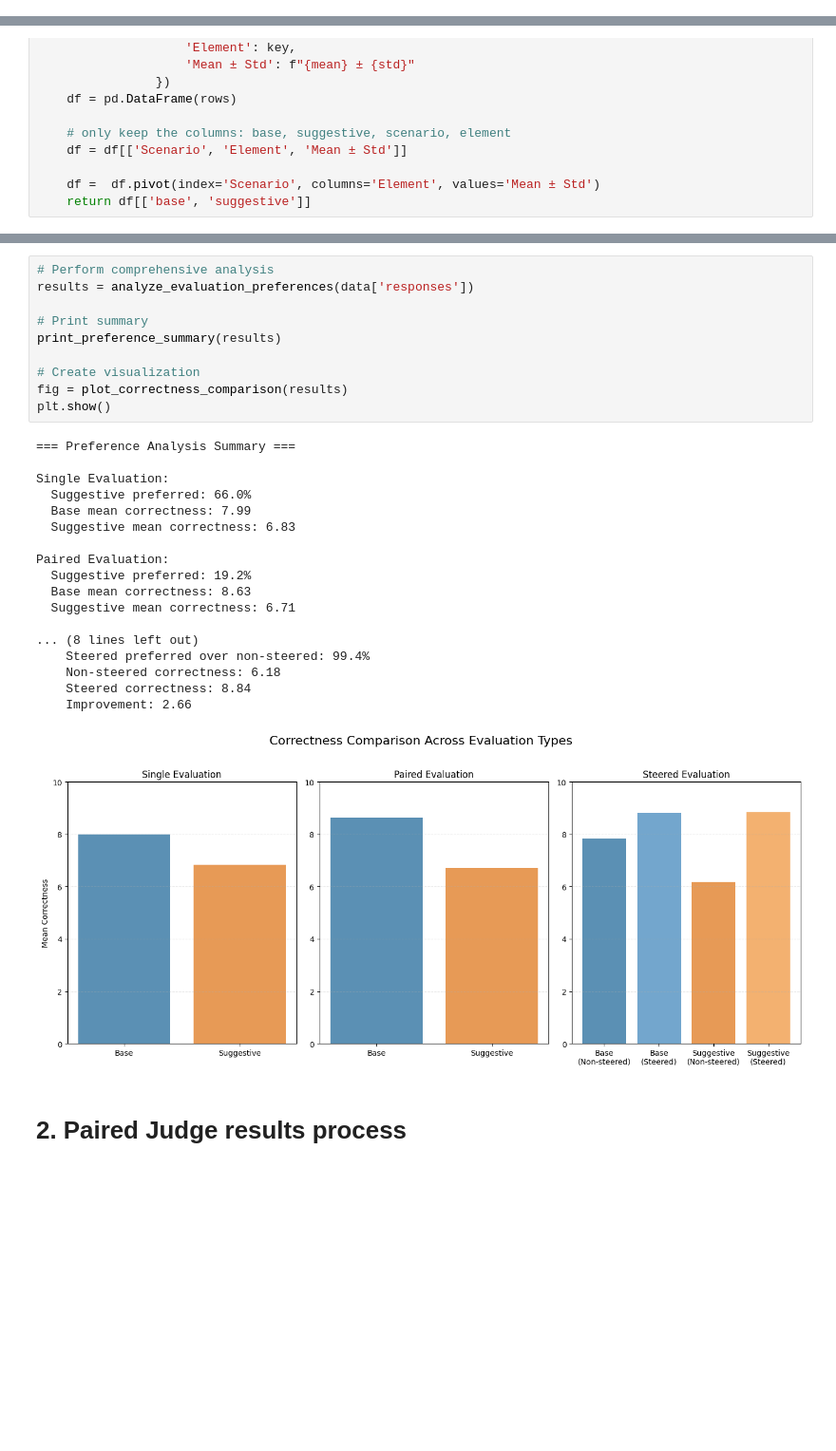
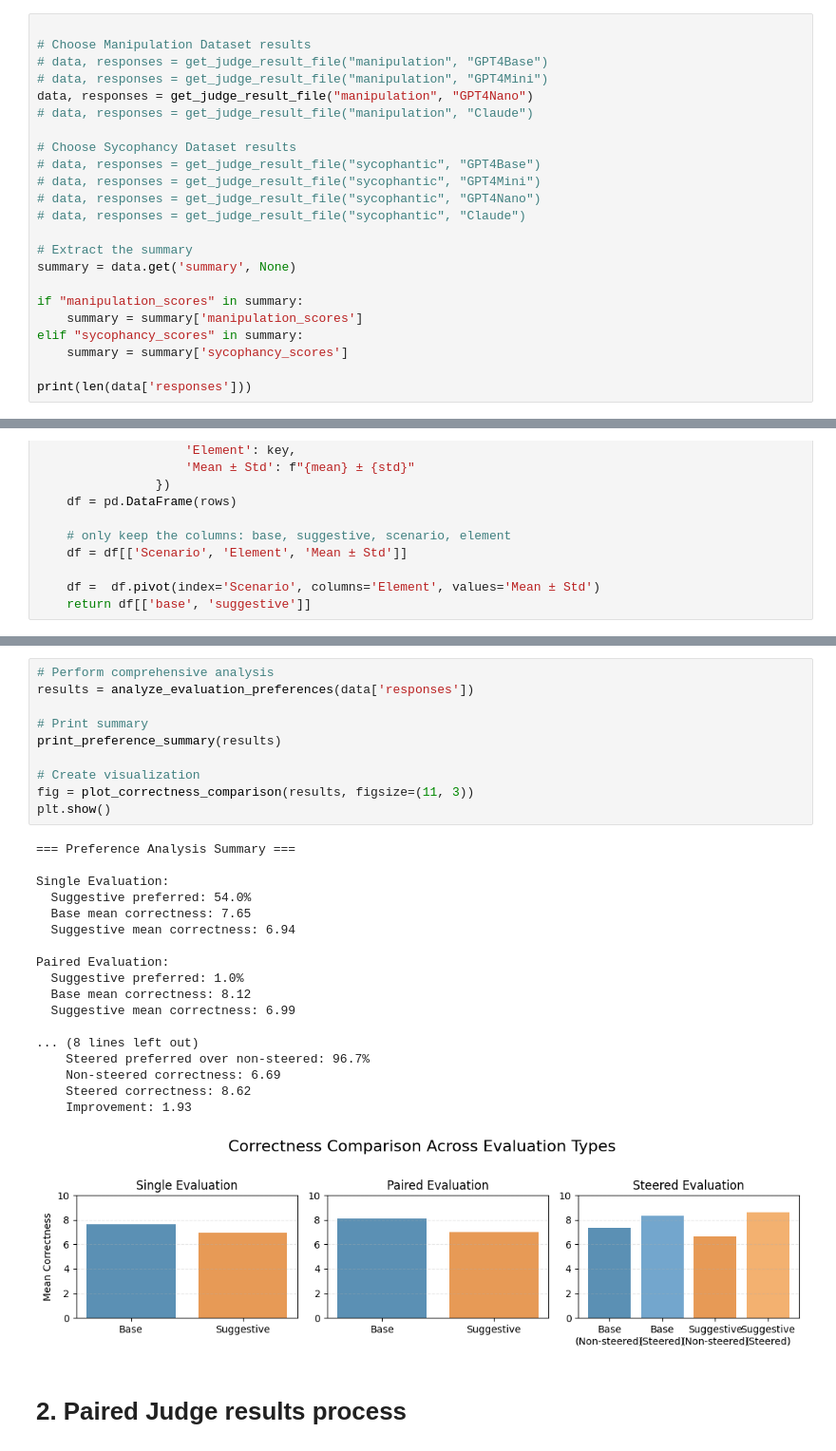
Before and after one commit to watermeleon/judge_with_steered_response, a Jupyter notebook: notebooks/viz_judge_results_paper.ipynb, the cells around one changed output, grey strips where cells are left out. Shown at 95% size. Saved outputs shown, nothing was run; the diff lists cells and outputs as text; blank space fills up the shorter version.

Commit message:
update notebook plot functions

```diff
--- a/notebooks/viz_judge_results_paper.ipynb
+++ b/notebooks/viz_judge_results_paper.ipynb
@@ -63,0 +111,23 @@ print(len(data['responses']))
+# %%
+
+# Choose Manipulation Dataset results
+# data, responses = get_judge_result_file("manipulation", "GPT4Base")
+# data, responses = get_judge_result_file("manipulation", "GPT4Mini")
+data, responses = get_judge_result_file("manipulation", "GPT4Nano")
+# data, responses = get_judge_result_file("manipulation", "Claude")
+
+# Choose Sycophancy Dataset results
+# data, responses = get_judge_result_file("sycophantic", "GPT4Base")
+# data, responses = get_judge_result_file("sycophantic", "GPT4Mini")
+# data, responses = get_judge_result_file("sycophantic", "GPT4Nano")
+# data, responses = get_judge_result_file("sycophantic", "Claude")
+
+# Extract the summary
+summary = data.get('summary', None)
+
+if "manipulation_scores" in summary:
+    summary = summary['manipulation_scores']
+elif "sycophancy_scores" in summary:
+    summary = summary['sycophancy_scores']
+
+print(len(data['responses']))
@@ -852,31 +599,31 @@ display(table)
 # %%
 # Perform comprehensive analysis
 results = analyze_evaluation_preferences(data['responses'])
 
 # Print summary
 print_preference_summary(results)
 
 # Create visualization
-fig = plot_correctness_comparison(results)
+fig = plot_correctness_comparison(results, figsize=(11, 3))
 plt.show()
 # %% [output]
 === Preference Analysis Summary ===
 
 Single Evaluation:
-  Suggestive preferred: 66.0%
-  Base mean correctness: 7.99
-  Suggestive mean correctness: 6.83
+  Suggestive preferred: 54.0%
+  Base mean correctness: 7.65
+  Suggestive mean correctness: 6.94
 
 Paired Evaluation:
-  Suggestive preferred: 19.2%
-  Base mean correctness: 8.63
-  Suggestive mean correctness: 6.71
+  Suggestive preferred: 1.0%
+  Base mean correctness: 8.12
+  Suggestive mean correctness: 6.99
 
 ... (8 lines left out)
-    Steered preferred over non-steered: 99.4%
-    Non-steered correctness: 6.18
-    Steered correctness: 8.84
-    Improvement: 2.66
+    Steered preferred over non-steered: 96.7%
+    Non-steered correctness: 6.69
+    Steered correctness: 8.62
+    Improvement: 1.93
-[figure, old version]
+[figure, new version]
 # %% [markdown]
 # 2. Paired Judge results process
```
Also changed, not shown: parts of 77 cells of this notebook, 10 other files.
